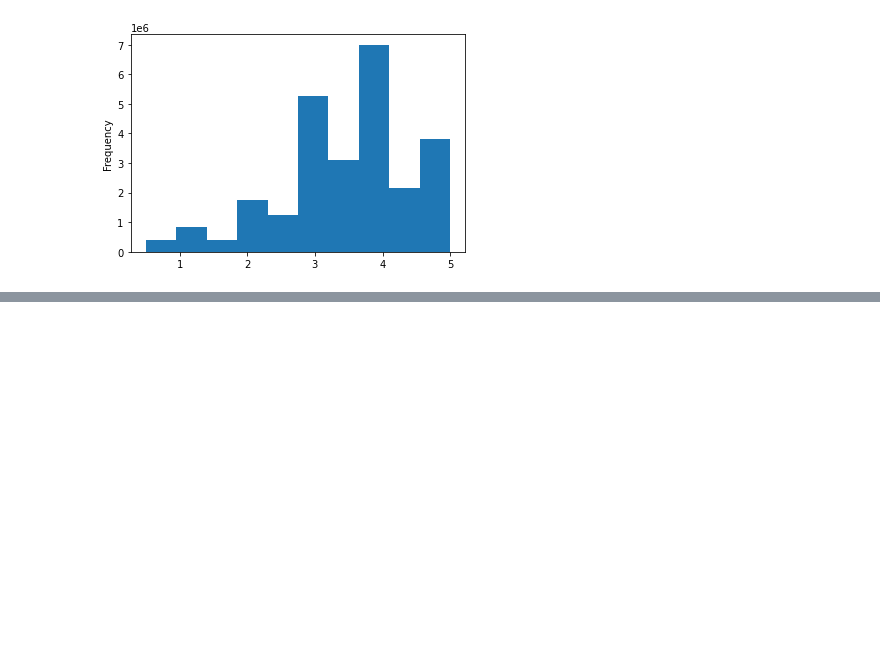
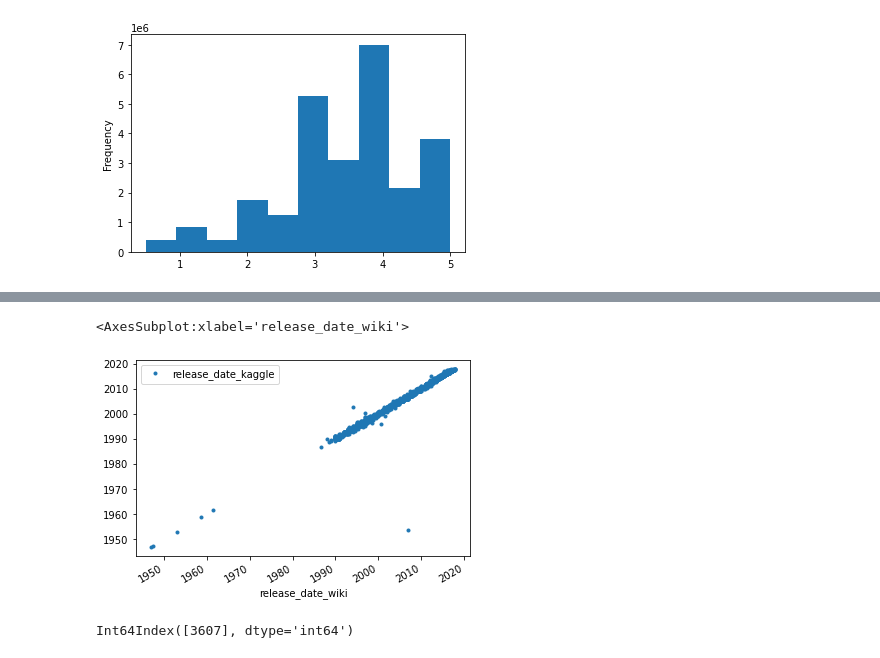
Before and after one commit to cdeanatx/Movies-ETL, a Jupyter notebook: wiki_data_explore.ipynb, the cells around one changed output, grey strips where cells are left out. Cells and saved outputs as stored; diff of their text form; code cells hidden in the pictures; blank space fills up the shorter version.

```diff
--- a/wiki_data_explore.ipynb
+++ b/wiki_data_explore.ipynb
@@ -777,0 +837,9 @@ Name: rating, dtype: float64
+# %%
+merged_df.plot('release_date_wiki', 'release_date_kaggle', kind='line', style='.')
+# %% [output]
+<AxesSubplot:xlabel='release_date_wiki'>
+[figure, added]
+# %%
+merged_df[(merged_df['release_date_wiki'] > '2005-01-01') & (merged_df['release_date_kaggle'] < '1960-01-01')].index
+# %% [output]
+Int64Index([3607], dtype='int64')
```
Also changed, not shown: parts of 28 cells of this notebook.
